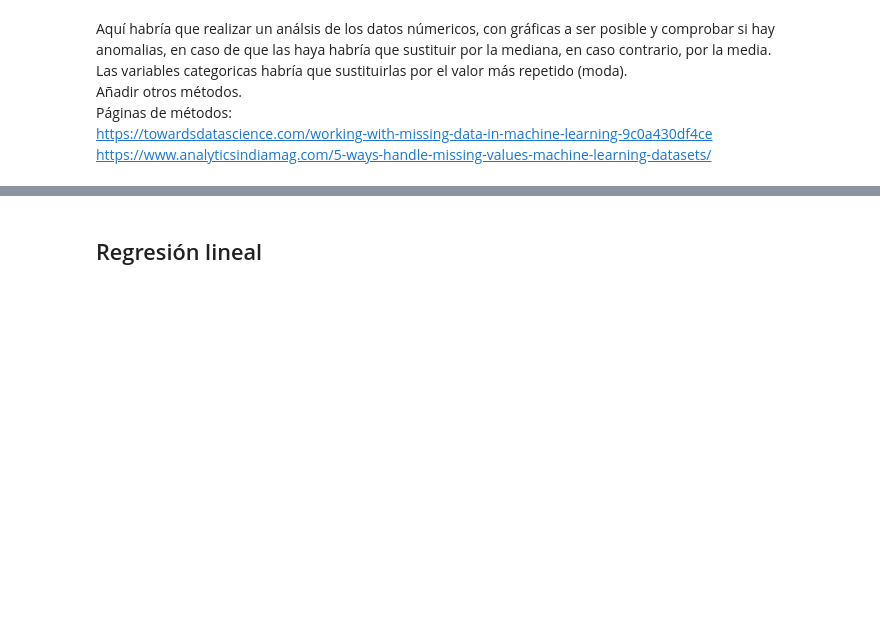
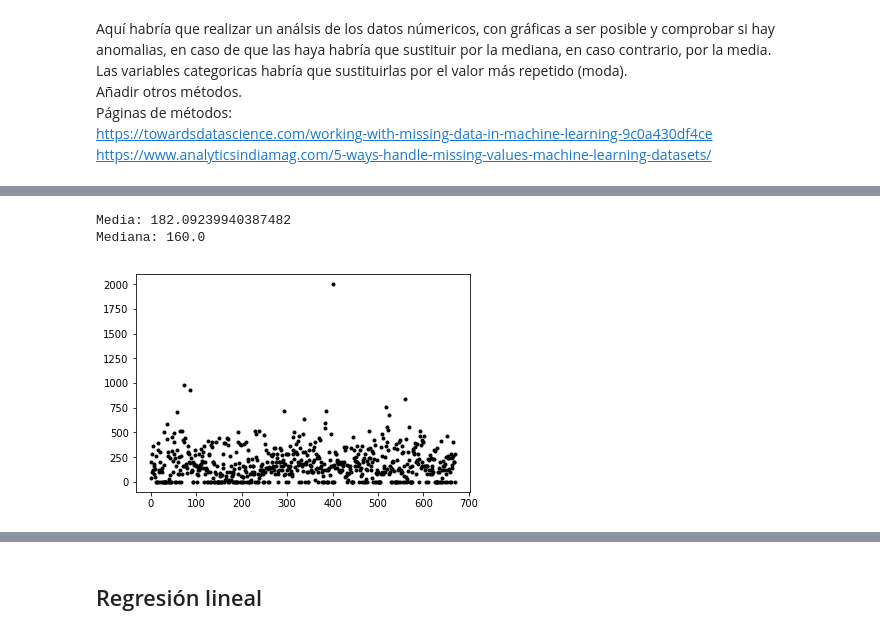
Before and after one commit to arturobp3/Machine_Learning, a Jupyter notebook: Proyecto/Proyecto.ipynb, the cells around one changed output, grey strips where cells are left out. Saved outputs shown, nothing was run; the diff lists cells and outputs as text; code cells hidden in the pictures; blank space fills up the shorter version.

```diff
--- a/Proyecto/Proyecto.ipynb
+++ b/Proyecto/Proyecto.ipynb
@@ -118,0 +135,10 @@ https://www.analyticsindiamag.com/5-ways-handle-missing-values-machine-learning-
+# %%
+d2.loc[:,(['A14'])] = pandas.to_numeric(d2.A14)
+plt.figure()
+plt.scatter(np.arange(0,len(d2)), d2.A14, marker='.', c='k')
+print('Media: '+str(d2.A14.mean()))
+print('Mediana: '+str(d2.A14.median()))
+# %% [output]
+Media: 182.09239940387482
+Mediana: 160.0
+[figure, added]
```
Also changed, not shown: parts of 15 cells of this notebook.
